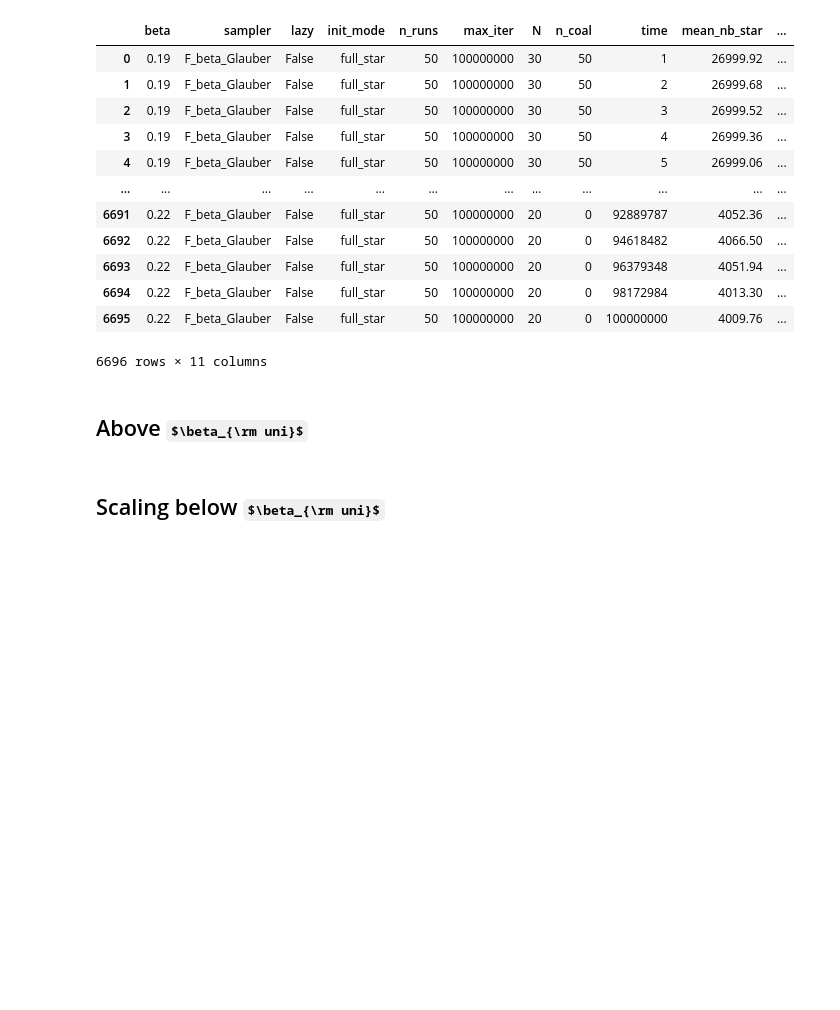
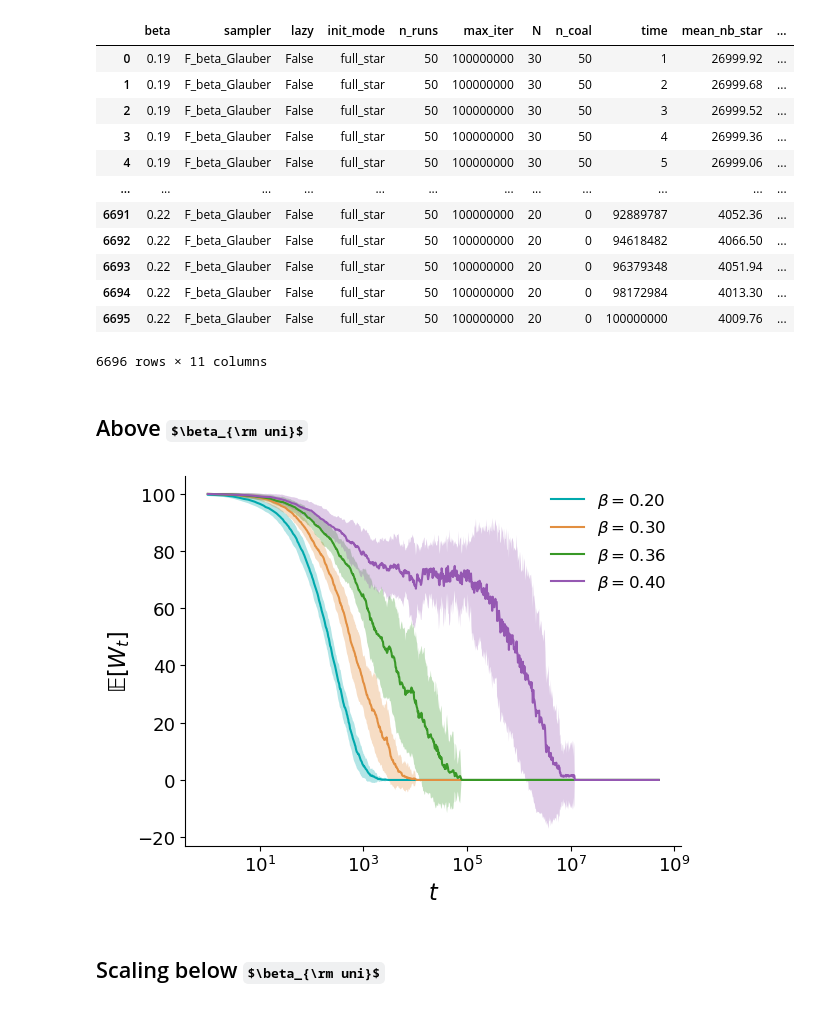
Before and after one commit to LouiseBudzynski/Bounding_Chain_Disordered_Ising_Models, a Jupyter notebook: notebooks/read_nb_star.ipynb, the cells around one changed output. Saved outputs shown, nothing was run; the diff lists cells and outputs as text; code cells hidden in the pictures; some formulas as TeX source; blank space fills up the shorter version.

```diff
--- a/notebooks/read_nb_star.ipynb
+++ b/notebooks/read_nb_star.ipynb
@@ -79,24 +79,26 @@ max_iter: [100000000]
 # %%
 fig, ax = plt.subplots()
 
 N_plotted = 100
 mask = (
     (df['N'] == N_plotted)
 )
 df_filtered = df[mask]
 
 for beta in sorted(df_filtered['beta'].unique()):
     sub_df = df_filtered[df_filtered['beta'] == beta].sort_values('time')
     plt.plot(sub_df['time'], sub_df['mean_nb_star'], label=rf'$\beta={beta:.2f}$')
     plt.fill_between(sub_df['time'],
                      sub_df['mean_nb_star'] - sub_df['std_nb_star'],
                      sub_df['mean_nb_star'] + sub_df['std_nb_star'],
                      alpha=0.3)
 plt.xscale('log')
 plt.xlabel(rf'$t$')
-plt.ylabel(rf'$W_t$')
+plt.ylabel(rf'$𝔼[W_t]$')
 plt.legend()
 plt.show()
+# %% [output]
+[figure, added]
 # %%
 #fig.savefig(f'../results/{folder_data}/nb_star_evol_plateau_{graph_type}_{coup_type}_d{d}.pdf', bbox_inches='tight')
 # %% [markdown]
```
Also changed, not shown: parts of 3 cells of this notebook, 7 other files.
